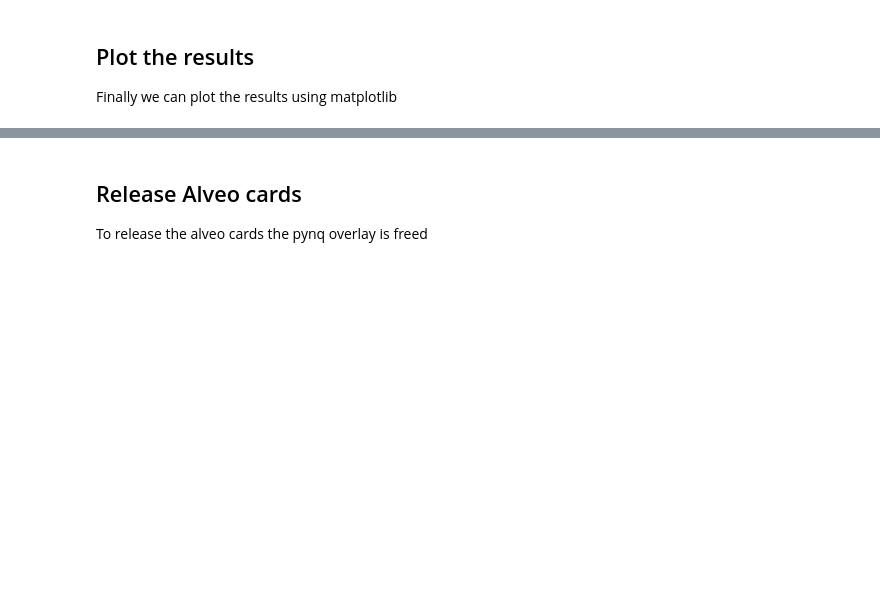
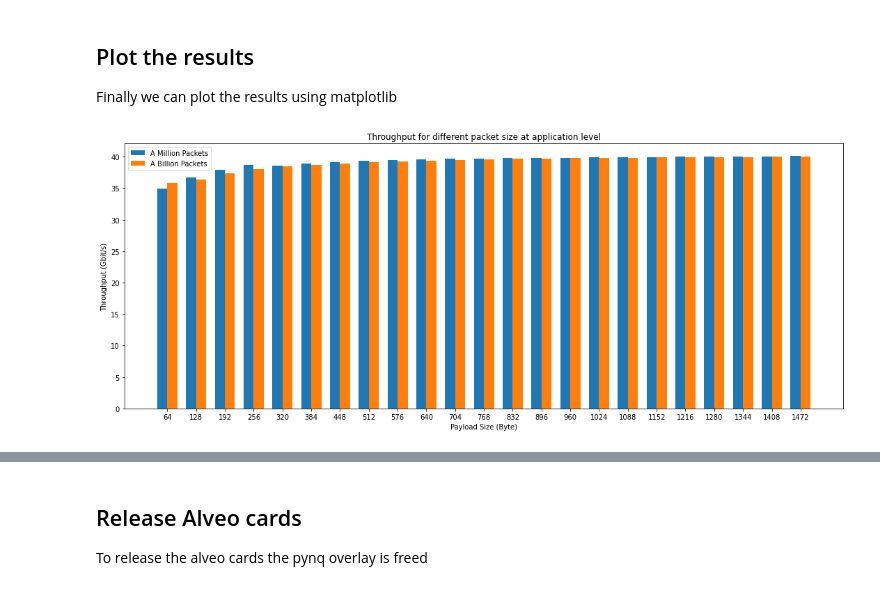
Before and after one commit to StaRR-NIC/xup_vitis_network_example, a Jupyter notebook: Notebooks/starrnic-throughput.ipynb, the cells around one changed output, grey strips where cells are left out. Cells and saved outputs as stored; diff of their text form; code cells hidden in the pictures; blank space fills up the shorter version.

```diff
--- a/Notebooks/starrnic-throughput.ipynb
+++ b/Notebooks/starrnic-throughput.ipynb
@@ -122,5 +228,5 @@ ol_w0_0_tg.freq = freq
 # %%
-pkt = 5_000_000_000
+pkt = 1_000_000_000
 ol_w0_0_tg.register_map.debug_reset = 1
 ol_w0_1_tg.register_map.debug_reset = 1
 ol_w0_0_tg.register_map.time_between_packets = 0
@@ -130,4 +236,6 @@ beats = 1
 ol_w0_0_tg.register_map.number_beats = beats
 ol_w0_0_tg.register_map.CTRL.AP_START = 1
 while int(ol_w0_0_tg.register_map.out_traffic_packets) != pkt:
-    time.sleep(0.8)
+    time.sleep(1)
+    print(ol_w0_0_tg.register_map)
+    print(ol_w0_1_tg.register_map)
@@ -134,17 +260,18 @@ while int(ol_w0_0_tg.register_map.out_traffic_packets) != pkt:
 # %%
+payload = 64
 # Get results from local and remote worker
 tx_tot_pkt, tx_thr, tx_time = ol_w0_0_tg.computeThroughputApp('tx')
 rx_tot_pkt, rx_thr, rx_time = ol_w0_1_tg.computeThroughputApp('rx')
 #Create dict entry for this particular experiment
-entry_dict = {'size': (beats * 64), 'rx_pkts' : rx_tot_pkt, 'tx_thr': tx_thr, 'rx_thr': rx_thr}
+entry_dict = {'size': (beats * payload), 'rx_pkts' : rx_tot_pkt, 'tx_thr': tx_thr, 'rx_thr': rx_thr}
 local_dict[beats] = entry_dict
 # Reset probes to prepare for next computation
 ol_w0_0_tg.resetProbes()
 ol_w0_1_tg.resetProbes()
 #Compute theoretical maximum at application level, overhead is UDP (8), IP (20), Ethernet(14) and FCS (4)
-theoretical = (beats * 64 * 100)/((beats*64)+8+20+14+4)
+theoretical = (beats * payload * 100)/((beats*18)+8+20+14+4)
 print("Sent {:14,} size: {:4}-Byte done!	Got {:14,} took {:8.4f} sec, thr: {:.3f} Gbps, theoretical: {:.3f} Gbps, difference: {:6.3f} Gbps"\
-      .format(pkt,beats*64, rx_tot_pkt, rx_time, rx_thr, theoretical, theoretical-rx_thr))
+      .format(pkt,beats*payload, rx_tot_pkt, rx_time, rx_thr, theoretical, theoretical-rx_thr))
 time.sleep(0.5)
 experiment_dict[pkt] = local_dict
 # %% [output]
@@ -156,25 +283,25 @@ tx_tot_pkt, tx_thr, tx_time
 # %%
 for pkt in [1_000_000, 1_000_000_000]:
-    ol_w0_tg.register_map.debug_reset = 1
-    ol_w1_tg.register_map.debug_reset = 1
-    ol_w0_tg.register_map.time_between_packets = 0
-    ol_w0_tg.register_map.number_packets = pkt
+    ol_w0_0_tg.register_map.debug_reset = 1
+    ol_w0_1_tg.register_map.debug_reset = 1
+    ol_w0_0_tg.register_map.time_between_packets = 0
+    ol_w0_0_tg.register_map.number_packets = pkt
     local_dict = {}
     for i in range(23):
         beats = i + 1
-        ol_w0_tg.register_map.number_beats = beats
-        ol_w0_tg.register_map.CTRL.AP_START = 1
-        while int(ol_w0_tg.register_map.out_traffic_packets) != pkt:
+        ol_w0_0_tg.register_map.number_beats = beats
+        ol_w0_0_tg.register_map.CTRL.AP_START = 1
+        while int(ol_w0_0_tg.register_map.out_traffic_packets) != pkt:
             time.sleep(0.8)
         # Get results from local and remote worker
-        rx_tot_pkt, rx_thr, rx_time = ol_w1_tg.computeThroughputApp('rx')
-        tx_tot_pkt, tx_thr, tx_time = ol_w0_tg.computeThroughputApp('tx')
+        rx_tot_pkt, rx_thr, rx_time = ol_w0_1_tg.computeThroughputApp('rx')
+        tx_tot_pkt, tx_thr, tx_time = ol_w0_0_tg.computeThroughputApp('tx')
         #Create dict entry for this particular experiment
         entry_dict = {'size': (beats * 64), 'rx_pkts' : rx_tot_pkt, 'tx_thr': tx_thr, 'rx_thr': rx_thr}
         local_dict[beats] = entry_dict
         # Reset probes to prepare for next computation
-        ol_w0_tg.resetProbes()
-        ol_w1_tg.resetProbes()
+        ol_w0_0_tg.resetProbes()
+        ol_w0_1_tg.resetProbes()
         #Compute theoretical maximum at application level, overhead is UDP (8), IP (20), Ethernet(14) and FCS (4)
         theoretical = (beats * 64 * 100)/((beats*64)+8+20+14+4)
         print("Sent {:14,} size: {:4}-Byte done!	Got {:14,} took {:8.4f} sec, thr: {:.3f} Gbps, theoretical: {:.3f} Gbps, difference: {:6.3f} Gbps"\
@@ -188,33 +333,38 @@ Finally we can plot the results using matplotlib
 %matplotlib inline
 import matplotlib.pyplot as plt
 
 dict_oneM = experiment_dict[1_000_000]
 dict_oneB = experiment_dict[1_000_000_000]
 labels = []
 oneM_thr = []
 oneB_thr = []
 
 for b in dict_oneM:
     labels.append(dict_oneM[b]['size'])
-    oneM_thr.append(dict_oneM[b]['rx_thr'])
+    # oneM_thr.append(dict_oneM[b]['rx_thr']
+    dict_oneM[b]['pkt_thr'] = dict_oneM[b]['rx_thr'] * ((dict_oneM[b]['size'] + 46) / (dict_oneM[b]['size']))
+    oneM_thr.append(dict_oneM[b]['rx_thr'] * ((dict_oneM[b]['size'] + 46) / (dict_oneM[b]['size'])))
 
 for b in dict_oneB:
-    oneB_thr.append(dict_oneB[b]['rx_thr'])
+    # oneB_thr.append(dict_oneB[b]['rx_thr'])
+    oneB_thr.append(dict_oneB[b]['rx_thr'] * ((dict_oneB[b]['size'] + 46) / (dict_oneB[b]['size'])))
 
 x = np.arange(len(labels))  # the label locations
 width = 0.35  # the width of the bars
 
 fig, ax = plt.subplots()
 rects1 = ax.bar(x - width/2, oneM_thr, width, label='A Million Packets')
 rects2 = ax.bar(x + width/2, oneB_thr, width, label='A Billion Packets')
 
 # Add some text for labels, title and custom x-axis tick labels, etc.
 ax.set_ylabel('Throughput (Gbit/s)')
 ax.set_xlabel('Payload Size (Byte)')
 ax.set_title('Throughput for different packet size at application level')
 ax.set_xticks(x)
 ax.set_xticklabels(labels)
 ax.legend()
-ax.set_ylim(40,100)
+# ax.set_ylim(40,100)
 fig.set_size_inches(18.5, 7)
 plt.show()
+# %% [output]
+[figure, added]
```
Also changed, not shown: parts of 18 cells of this notebook.
